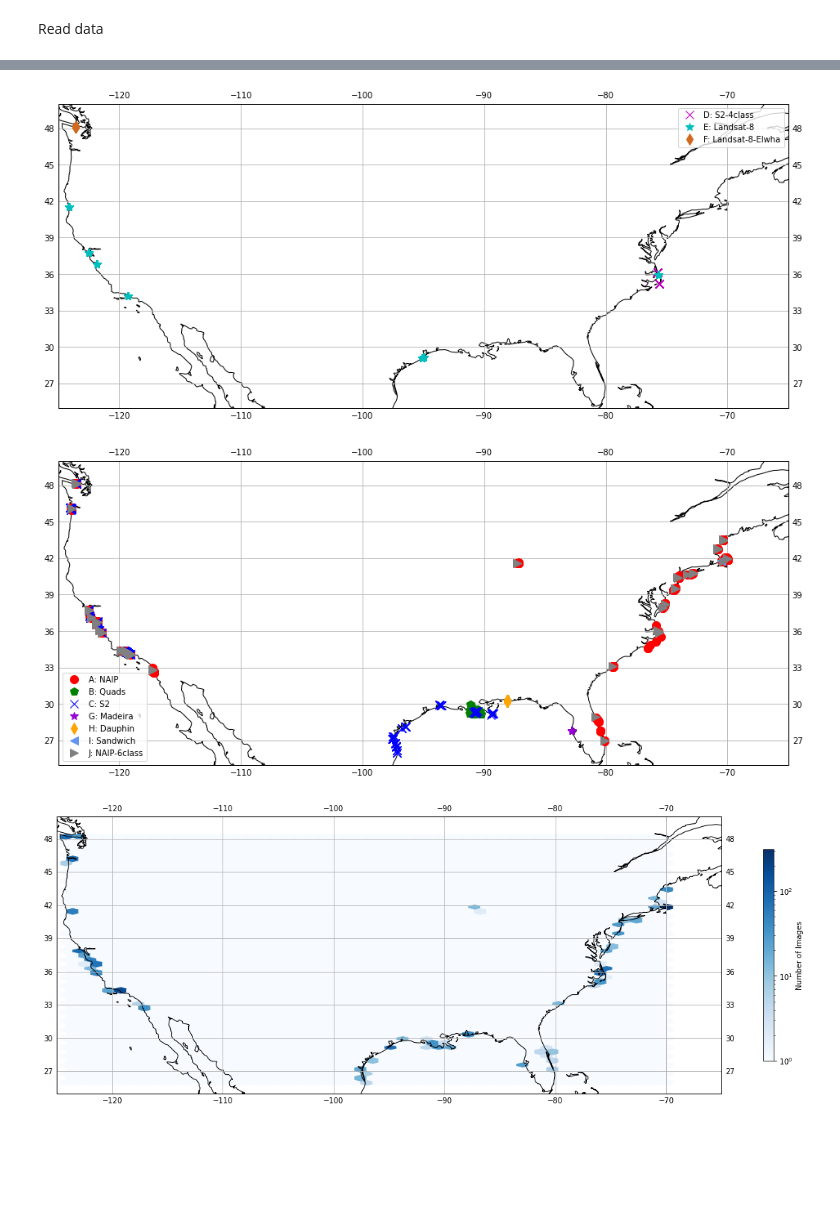
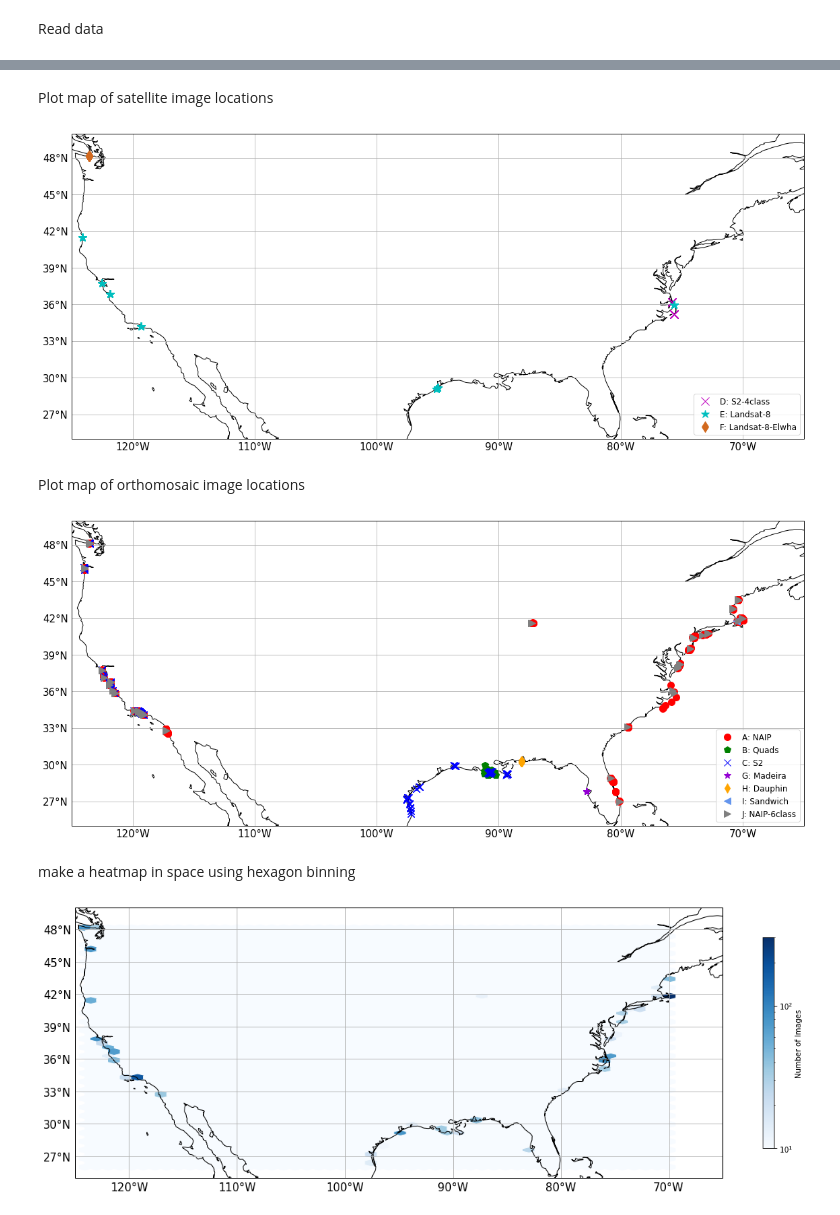
Before and after one commit to CoastTrain/CoastTrainMetaPlots, a Jupyter notebook: plot_geographic_distribution.ipynb, the cells around one changed output, grey strips where cells are left out. Cells and saved outputs as stored; diff of their text form; code cells hidden in the pictures; blank space fills up the shorter version.

Commit message:
metadata plots

```diff
--- a/plot_geographic_distribution.ipynb
+++ b/plot_geographic_distribution.ipynb
@@ -74,32 +85,59 @@ plt.savefig('All_imagery_by_lat_and_lon.png',dpi=200, bbox_inches='tight')
+# %% [markdown]
+Plot map of satellite image locations
 # %%
 crs = ccrs.PlateCarree()
 
 plt.figure(figsize=(16,16))
+
 ax = plt.axes(projection=crs)
 ax.set_extent([-125, -65, 25, 50], crs=ccrs.PlateCarree())
 ax.coastlines(resolution='50m')
-ax.gridlines(draw_labels=True)
 
-plt.plot(D['LonMin'],D['LatMin'],'mx', label=names[3], markersize=10)
-plt.plot(E['LonMin'],E['LatMin'],'c*', label=names[4], markersize=10)
-plt.plot(F['LonMin'],F['LatMin'],'d', color='chocolate', label=names[5], markersize=10)
+# Put a background image on for nice sea rendering.
+# ax.stock_img()
 
-plt.legend()
+gl = ax.gridlines(draw_labels=True)
+
+gl.xlabels_top = False
+gl.ylabels_right = False
+# gl.xlines = False
+
+gl.xformatter = LONGITUDE_FORMATTER
+gl.yformatter = LATITUDE_FORMATTER
+gl.xlabel_style = {'size': 15, 'color': 'black'}
+gl.ylabel_style = {'size': 15, 'color': 'black'}
+
+plt.plot(D['LonMin'],D['LatMin'],'mx', label=names[3], markersize=12)
+plt.plot(E['LonMin'],E['LatMin'],'c*', label=names[4], markersize=12)
+plt.plot(F['LonMin'],F['LatMin'],'d', color='chocolate', label=names[5], markersize=12)
+
+plt.legend(loc=4, fontsize=12)
 plt.xlabel('Longitude')
 plt.ylabel('Latitude')
-# plt.suptitle('Satellite Imagery')
 
+# plt.tight_layout(rect=[0, 0.03, 1, 0.95]))
 plt.savefig('Map_satellite_imagery.png',dpi=200, bbox_inches='tight')
 # %% [output]
-[figure, old version]
+[figure, new version]
+# %% [markdown]
+Plot map of orthomosaic image locations
 # %%
 crs = ccrs.PlateCarree()
 
 plt.figure(figsize=(16,16))
 ax = plt.axes(projection=crs)
 ax.set_extent([-125, -65, 25, 50], crs=ccrs.PlateCarree())
-ax.coastlines(resolution='50m')
-ax.gridlines(draw_labels=True)
+dat = ax.coastlines(resolution='50m')
+gl = ax.gridlines(draw_labels=True)
+
+gl.xlabels_top = False
+gl.ylabels_right = False
+# gl.xlines = False
+
+gl.xformatter = LONGITUDE_FORMATTER
+gl.yformatter = LATITUDE_FORMATTER
+gl.xlabel_style = {'size': 15, 'color': 'black'}
+gl.ylabel_style = {'size': 15, 'color': 'black'}
 
 plt.plot(A['LonMin'],A['LatMin'],'ro', label=names[0], markersize=10)
 plt.plot(B['LonMin'],B['LatMin'],'gp', label=names[1], markersize=10)
@@ -109,12 +147,12 @@ plt.plot(H['LonMin'],H['LatMin'],'d', color='orange', label=names[7], markersize
 plt.plot(I['LonMin'],I['LatMin'],'<', color='cornflowerblue', label=names[8], markersize=10)
 plt.plot(J['LonMin'],J['LatMin'],'>', color='grey', label=names[9], markersize=10)
 
-plt.xlabel('Longitude')
-plt.ylabel('Latitude')
-plt.legend()
+# plt.xlabel('Longitude')
+# plt.ylabel('Latitude')
 
-# plt.suptitle('Orthomosaic Imagery')
+# ax.set_xlabel('Longitude', fontsize=12)
+plt.legend(loc=4, fontsize=12)
 
 plt.savefig('Map_orthomosaic_imagery.png',dpi=200, bbox_inches='tight')
 # %% [output]
-[figure, old version]
+[figure, new version]
@@ -123,15 +159,26 @@ plt.savefig('Map_orthomosaic_imagery.png',dpi=200, bbox_inches='tight')
+# %% [markdown]
+make a heatmap in space using hexagon binning
 # %%
 crs = ccrs.PlateCarree()
 
 plt.figure(figsize=(16,16))
 ax = plt.axes(projection=crs)
-plt.hexbin(lons, lats, gridsize=50, bins='log',cmap='Blues')
+plt.hexbin(lons, lats, gridsize=50, bins='log',cmap='Blues', vmin=10, vmax=300)
 ax.set_extent([-125, -65, 25, 50], crs=ccrs.PlateCarree())
 ax.coastlines(resolution='50m', color='k')
-ax.gridlines(draw_labels=True)
+gl = ax.gridlines(draw_labels=True)
+
+gl.xlabels_top = False
+gl.ylabels_right = False
+# gl.xlines = False
+
+gl.xformatter = LONGITUDE_FORMATTER
+gl.yformatter = LATITUDE_FORMATTER
+gl.xlabel_style = {'size': 15, 'color': 'black'}
+gl.ylabel_style = {'size': 15, 'color': 'black'}
 
 cbar=plt.colorbar(shrink=0.25)
 cbar.set_label('Number of Images')
 plt.savefig('Heatmap_all_imagery.png',dpi=200, bbox_inches='tight')
 # %% [output]
-[figure, old version]
+[figure, new version]
```
Also changed, not shown: parts of 15 cells of this notebook, 13 other files.
